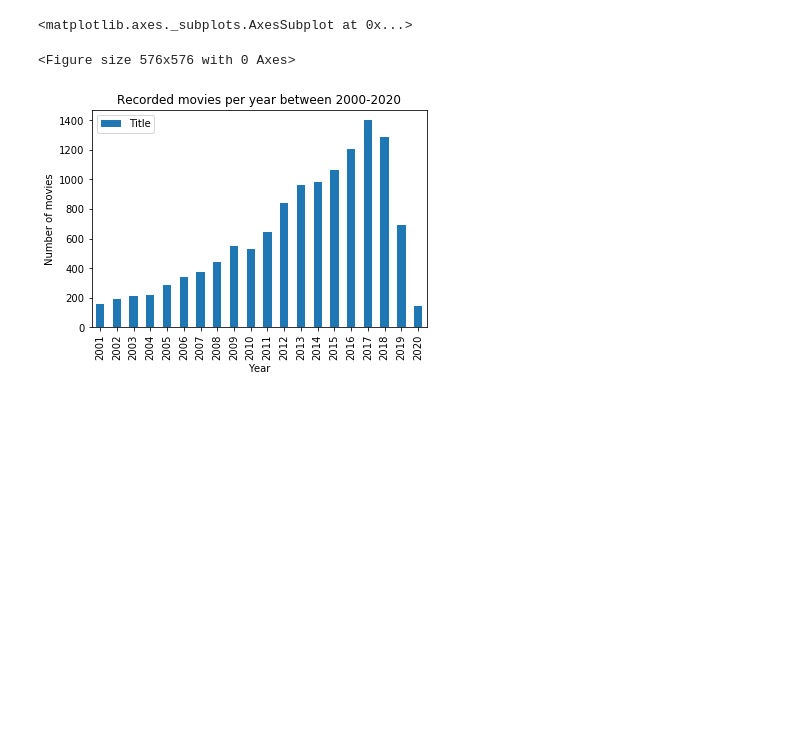
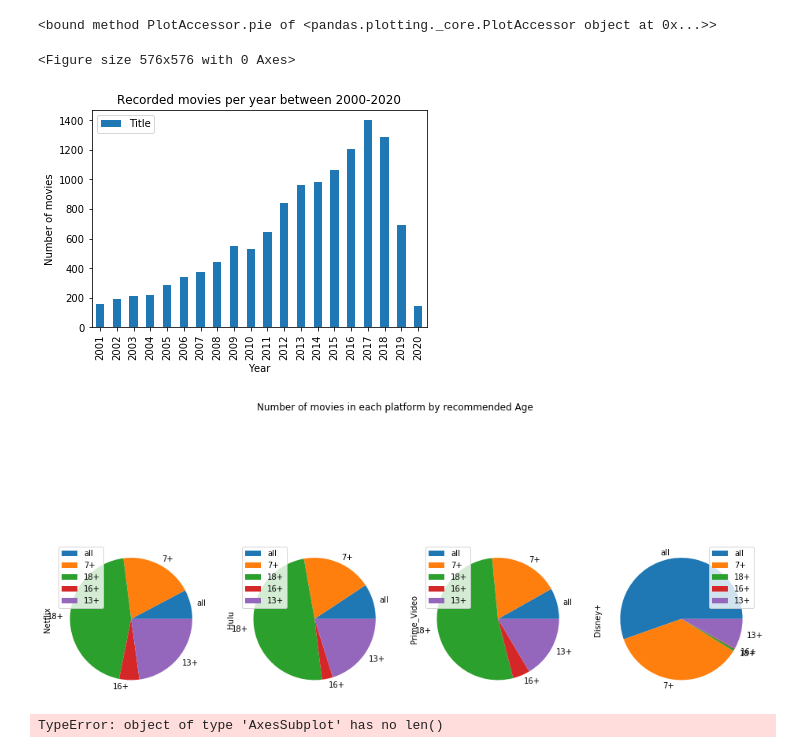
Before and after one commit to silviaherf/apis-project, a Jupyter notebook: src/API_movies.ipynb, the cells around one changed output. Cells and saved outputs as stored; diff of their text form; code cells hidden in the pictures; blank space fills up the shorter version.

```diff
--- a/src/API_movies.ipynb
+++ b/src/API_movies.ipynb
@@ -220,6 +221,4 @@ reviews
 | 19 | 'til There Was You | Janet Maslin | Til There Was You (Movie) | 1997-05-30 | http://www.nytimes.com/1997/05/30... |
 # %%
 merged=pd.merge(left=movies,right=reviews, how='left', left_on='Title', right_on='display_title')
-# %%
-movies = pd.merge(left=netflix,right=tmdb, how='left', left_on='Title', right_on='title')
 # %%
@@ -240,2 +247,2 @@ movies.head()
 # %%
-(movies.groupby('Age').agg({'Netflix':'sum','Hulu':'sum','Prime_Video':'sum','Disney+':'sum'}))
+movies_age=(movies.groupby('Age').agg({'Netflix':'sum','Hulu':'sum','Prime_Video':'sum','Disney+':'sum'})).sort_values(by='Age',ascending=False)
@@ -250,11 +259,46 @@ movies.head()
+# %%
+movies_years.plot.pie
+# %% [output]
+<bound method PlotAccessor.pie of <pandas.plotting._core.PlotAccessor object at 0x...>>
 # %%
 movies_years=movies[(movies['Year']<2021) & (movies['Year']>2000)].groupby('Year').agg({'Title':'count'})
 plt.figure(figsize=(8,8))
-movies_years.plot.bar(xlabel='Year',ylabel='Number of movies',title='Recorded movies per year between 2000-2020')
+year_plot=movies_years.plot.bar(xlabel='Year',ylabel='Number of movies',title='Recorded movies per year between 2000-2020')
+plt.savefig(f'../output/years.png')
 # %% [output]
-<matplotlib.axes._subplots.AxesSubplot at 0x...>
+<Figure size 576x576 with 0 Axes>
-<Figure size 576x576 with 0 Axes>
 [figure]
+# %%
+age=movies_age.plot(kind='pie', subplots=True, title='Number of movies in each platform by recommended Age',figsize=(16,8))
+plt.savefig('../output/age.png')
+# %% [output]
+[figure, added]
+# %%
+pdf = FPDF()
+pdf.add_page()
+pdf.set_font("Helvetica","",12)
+
+#pdf.text(5,10,"Hello, World!")
+#length = pdf.get_string_width("Hello, World!    ")
+#pdf.text(5,15,"print(Hello, World!)")
+pdf.set_xy(20,100)
+#fpdf.cell(w, h = 0, txt = '', border = 0, ln = 0, align = '', fill = False, link = '')
+
+#pdf.cell(50,40, movies_years, border="LTBR", align="C")
+pdf.cell(50,40, year_plot, border="LTBR", align="C", ln=0)
+#pdf.cell(50,40, movies_age, border="LTBR", align="C",ln=1)
+pdf.cell(50,40, age_plot, border="LTBR", align="C",ln=0)
+
+x,y = pdf.get_x(), pdf.get_y()
+print(x,y)
+pdf.set_text_color(47,172,155)
+pdf.text(x,y,"AAAAAAAAAAAA")
+
+
+
+pdf.output("../output/report.pdf")
+# %% [output]
+TypeError: object of type 'AxesSubplot' has no len()
 # %%
     while data['has_more']==True:
         i+=1
```
Also changed, not shown: parts of 6 cells of this notebook, 2 other files.
